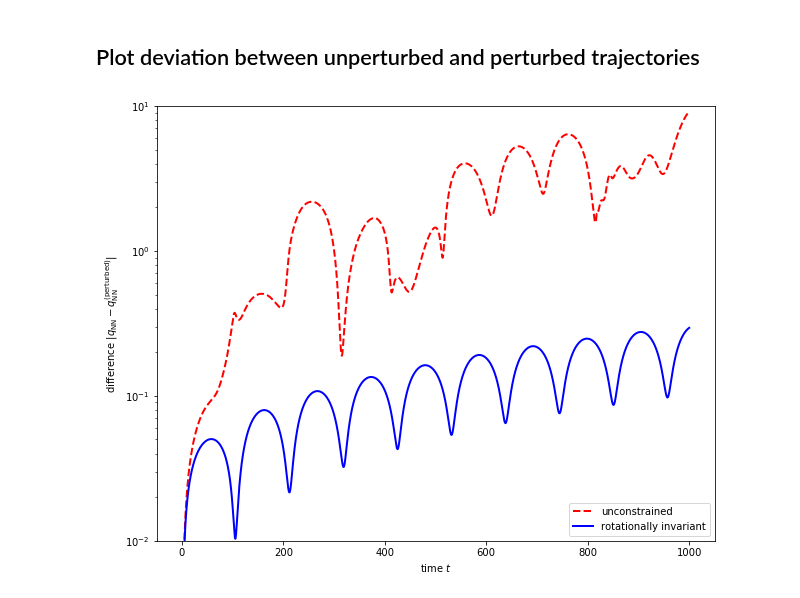
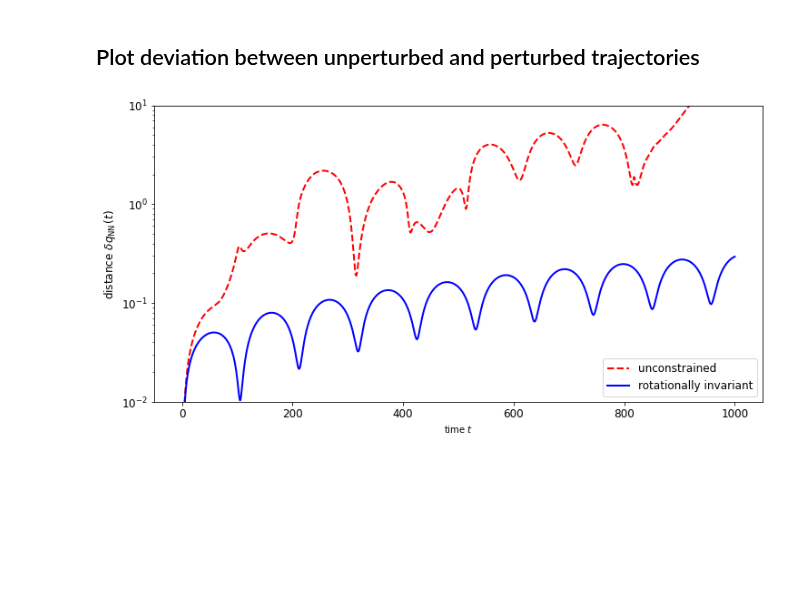
Before and after one commit to eikehmueller/mlconservation_code, a Jupyter notebook: src/EvaluateSchwarzschildModel.ipynb, the cells around one changed output. Cells and saved outputs as stored; diff of their text form; code cells hidden in the pictures; blank space fills up the shorter version.

```diff
--- a/src/EvaluateSchwarzschildModel.ipynb
+++ b/src/EvaluateSchwarzschildModel.ipynb
@@ -77,7 +74,7 @@ for model_label in ["","rot"]:
 ## Plot (projection of) trajectories
 # %%
 title = {"":"unconstrained","rot":"rotationally invariant"}
-
+fs = 16
 for model_label in ["","rot",]:
     # Indices of space dimensions for projection
     fig, axs = plt.subplots(1,3,figsize=(16,8))
@@ -87,7 +84,7 @@ for model_label in ["","rot",]:
     q_all_nn_perturbed = monitors_nn_perturbed[model_label][0].data
     print (q_all.shape)
     idx = [[1,2],[1,3],[2,3]]
-    labels = "xyz"
+    labels = [r"$\tau$","$x_1$","$x_2$","$x_3$"]
     Phi = np.arange(-np.pi,+np.pi,1.E-3)
     for j in range(3):
         axs[j].set_aspect(1)
@@ -96,7 +93,7 @@ for model_label in ["","rot",]:
 
         axs[j].plot(q_all[idx[j][0],:],q_all[idx[j][1],:],
                     linewidth=2,linestyle=":",color="red",
-                    label="red")
+                    label="true")
         axs[j].plot(q_all_nn[idx[j][0],:],q_all_nn[idx[j][1],:],
                     linewidth=2,color="blue",
                     label="NN")
@@ -104,9 +101,10 @@ for model_label in ["","rot",]:
                     q_all_nn_perturbed[idx[j][1],:],linewidth=2,color="blue",linestyle="--",
                     label="NN perturbed")
         if j==1:
-            axs[j].legend(loc="lower left",fontsize=14)
-        #axs[j].set_xlabel(labels[idx[j][0]],fontsize=14)
-        #axs[j].set_ylabel(labels[idx[j][1]],fontsize=14)
+            axs[j].legend(loc="upper left",fontsize=fs)
+        axs[j].set_xlabel(labels[idx[j][0]],fontsize=fs)
+        axs[j].set_ylabel(labels[idx[j][1]],labelpad=-10,fontsize=fs)
+        axs[j].tick_params(axis='both', which='major', labelsize=fs)
     #fig.suptitle(title[model_label],fontsize=24)
     separator = "_" if model_label == "rot" else ""
     fig.savefig(f"trajectories_schwarzschild{separator}{model_label}.pdf",bbox_inches="tight")
@@ -119,6 +117,7 @@ for model_label in ["","rot",]:
 ## Plot invariants
 # %%
 model_label_list = ["","rot",]
+fs=12
 
 title = {"":"unconstrained",
          "rot":"rotationally invariant"}
@@ -136,14 +135,16 @@ for row in [0,1]:
     ax.plot(trajectory_generator_nn.t,Q,linewidth=2,color="red")
     ax.plot(trajectory_generator_nn.t,Q_true,linewidth=2,linestyle="--",color="blue")
     if row==0:
-        ax.plot([],[],linewidth=2,color="black",label="NN")
-        ax.plot([],[],linewidth=2,color="black",linestyle="--",label="true")
-        ax.legend(loc="lower right")
+        ax.plot([],[],linewidth=2,color="black",label=r"$\delta L_{\operatorname{NN}}(t)$")
+        ax.plot([],[],linewidth=2,color="black",linestyle="--",label=r"$\delta L_{\operatorname{true}}(t)$")
+        ax.legend(loc="lower right",fontsize=fs)
     else:
-        ax.set_xlabel("time $t$")
+        ax.set_xlabel("time $t$",fontsize=fs)
+    ax.set_ylabel(r"deviation $\delta L(t)$",fontsize=fs)
     ax.set_yscale("log")
     ax.set_ylim(1.E-9,1.E6)
     ax.set_title(title[model_label],fontsize=14)
+    ax.tick_params(axis='both', which='major', labelsize=fs)
     ax.grid()
 
 plt.savefig("invariants_schwarzschild.pdf",bbox_inches="tight")
@@ -183,33 +184,35 @@ plt.show()
 ## Plot deviation between unperturbed and perturbed trajectories
 # %%
 model_label_list = ["","rot"]
+fs = 12
 
 label = {"":"unconstrained",
          "rot":"rotationally invariant"}
 
 label = {"":"unconstrained",
          "rot":"rotationally invariant"}
 color = {"":"red","rot":"blue"}
 linestyle = {"":"--","rot":"-"}
 
 
-plt.figure(figsize=(10,8))
+plt.figure(figsize=(12,6))
 plt.gca()
 ax = plt.gca()
 ax.set_yscale("log")
 ax.set_ylim(1.E-2,10)
 for model_label in model_label_list:
     q_all_nn = monitors_nn[model_label][0].data
     q_all_nn_perturbed = monitors_nn_perturbed[model_label][0].data
     dq = np.linalg.norm(q_all_nn[:,:]-q_all_nn_perturbed[:,:],axis=0)
     plt.plot(trajectory_generator_nn.t,dq,linewidth=2,
              label=label[model_label],
              color=color[model_label],
              linestyle=linestyle[model_label])
 ax.set_xlabel("time $t$")
-ax.set_ylabel(r"difference $|q_{\operatorname{NN}}-q^{(\operatorname{perturbed})}_{\operatorname{NN}}|$")
-plt.legend(loc="lower right")
+ax.set_ylabel(r"distance $\delta q_{\operatorname{NN}}(t)$",fontsize=fs)
+plt.legend(loc="lower right",fontsize=fs)
+ax.tick_params(axis='both', which='major', labelsize=fs)
 plt.savefig("perturbation_schwarzschild.pdf",bbox_inches="tight")
 plt.show()
 # %% [output]
-[figure, old version]
+[figure, new version]
```
Also changed, not shown: parts of 3 cells of this notebook, 22 other files.
